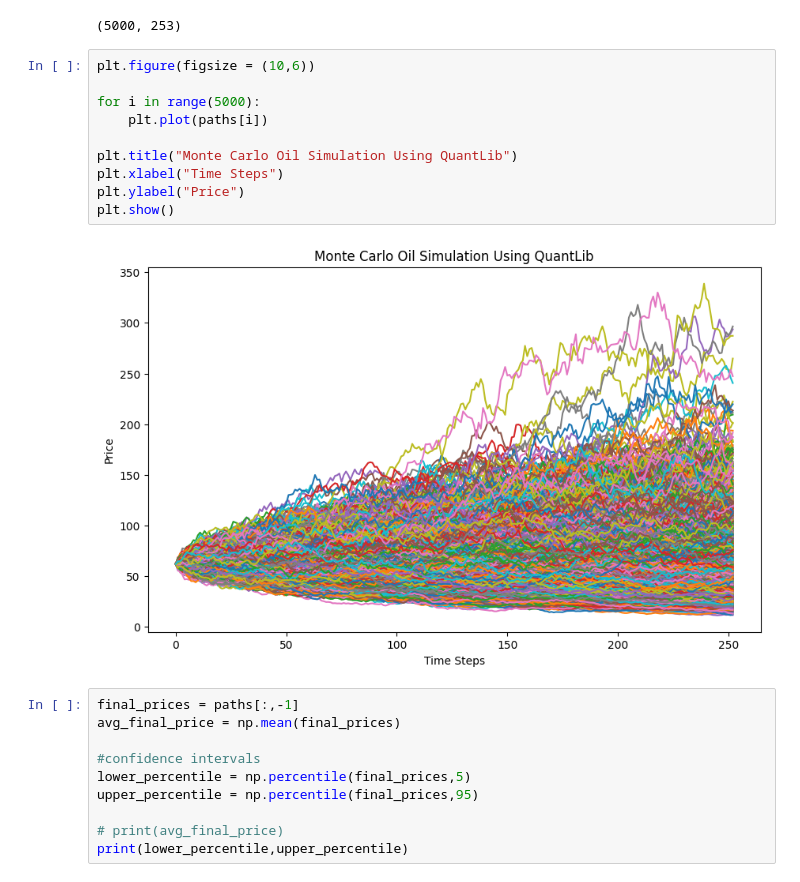
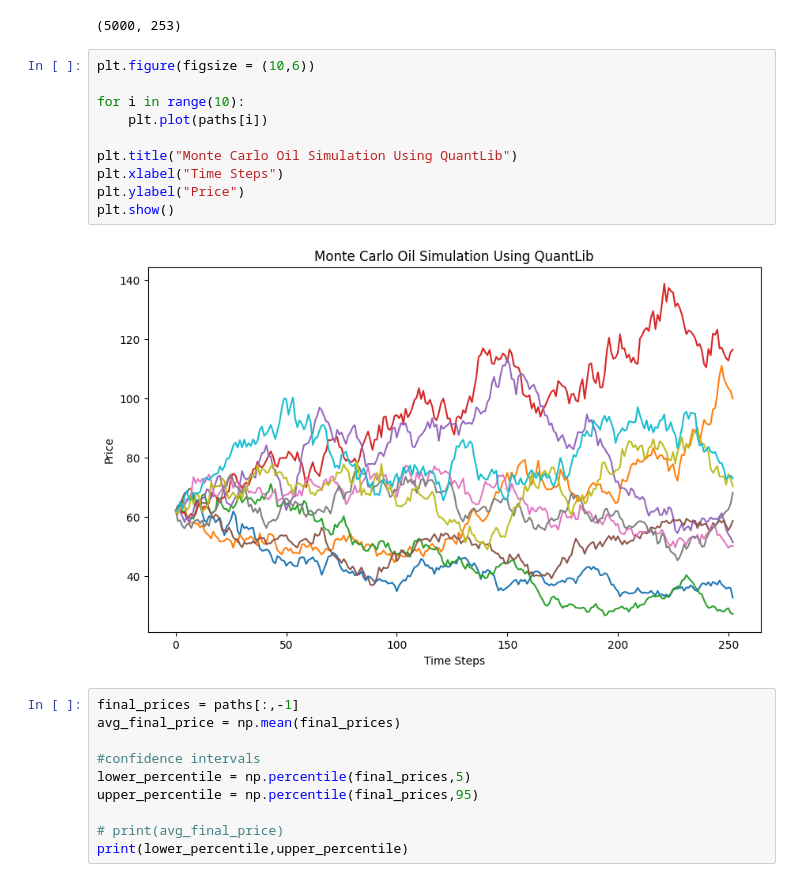
Before and after one commit to maxthebigcoda/Commodity-Modelling-Monte-Carlo-, a Jupyter notebook: Monte_Carlo.ipynb, the cells around one changed output. Saved outputs shown, nothing was run; the diff lists cells and outputs as text.

Commit message:
Updating formats of plots

```diff
--- a/Monte_Carlo.ipynb
+++ b/Monte_Carlo.ipynb
@@ -207,15 +207,15 @@ paths.shape # each row should be one simulated future possibility
 # %%
 plt.figure(figsize = (10,6))
 
-for i in range(5000):
+for i in range(10):
     plt.plot(paths[i])
 
 plt.title("Monte Carlo Oil Simulation Using QuantLib")
 plt.xlabel("Time Steps")
 plt.ylabel("Price")
 plt.show()
 # %% [output]
-[figure, old version]
+[figure, new version]
 # %%
 final_prices = paths[:,-1]
 avg_final_price = np.mean(final_prices)
```
Also changed, not shown: parts of 1 cell of this notebook.
